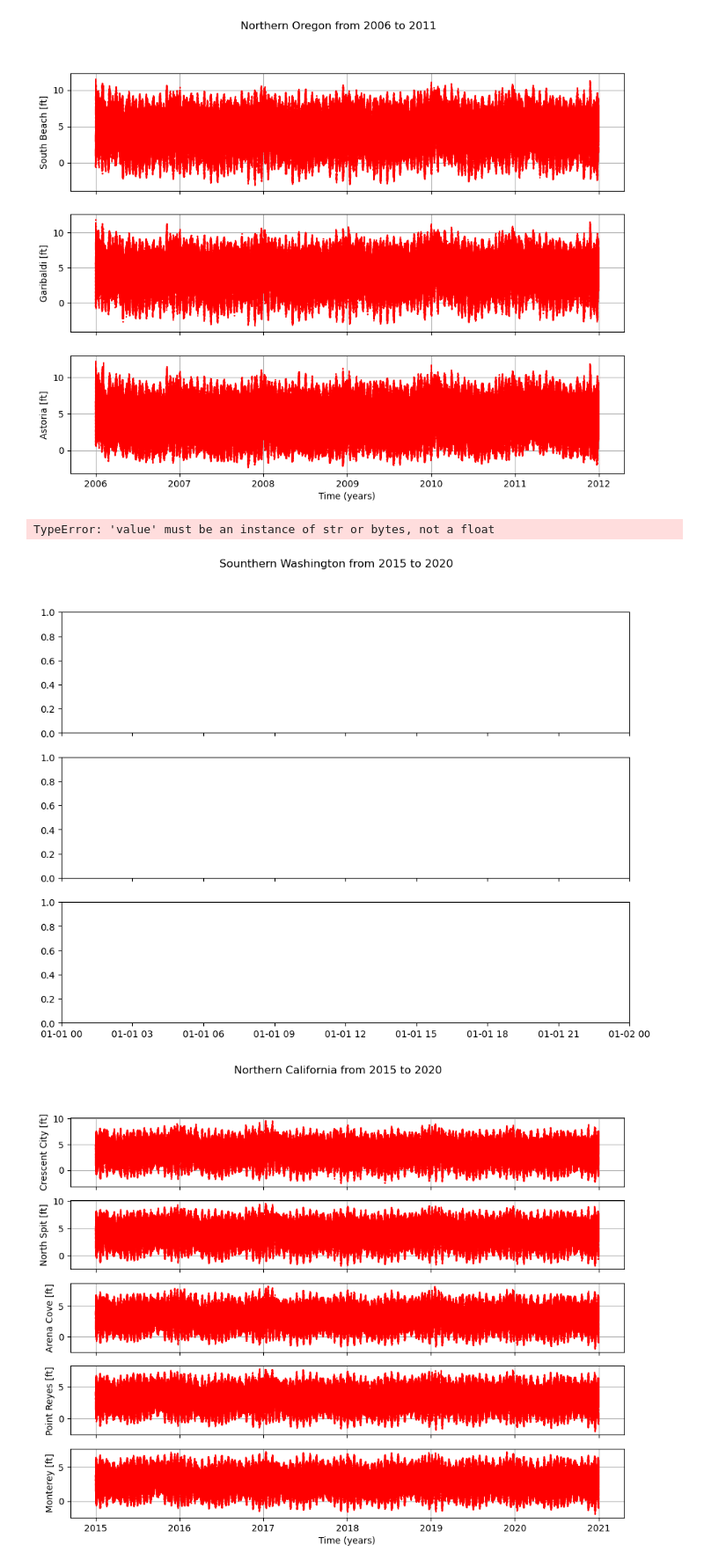
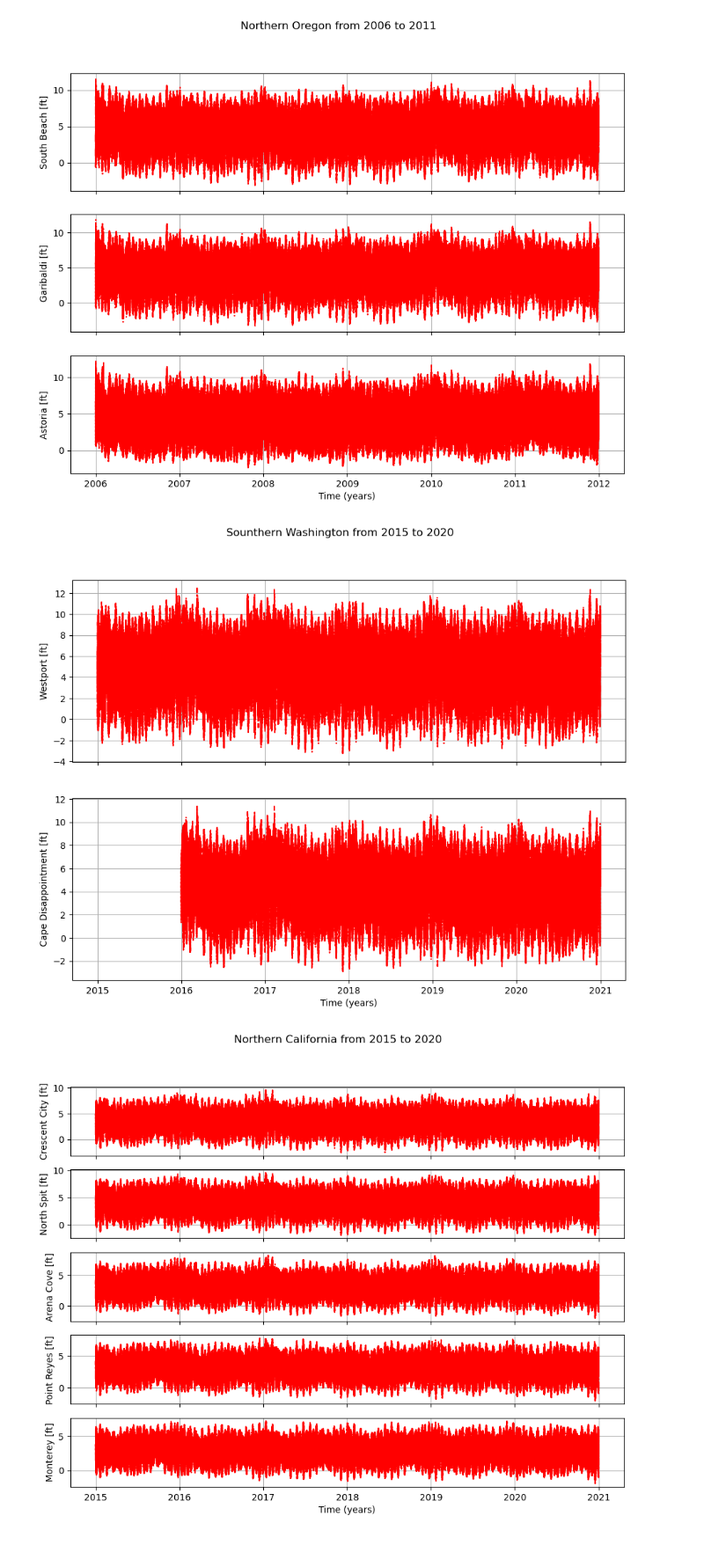
Before and after one commit to Benz-Poobua/Undergrad-Research-2, a Jupyter notebook: GPS-NOAA geodetic-climatic data.ipynb, the cells around one changed output. Shown at 88% size. Saved outputs shown, nothing was run; the diff lists cells and outputs as text; code cells hidden in the pictures.

```diff
--- a/GPS-NOAA geodetic-climatic data.ipynb
+++ b/GPS-NOAA geodetic-climatic data.ipynb
@@ -281,9 +362,9 @@ Garibaldi_2006_2011 = pd.concat([Garibaldi_2006, Garibaldi_2007, Garibaldi_2008,
 Astoria_2006_2011 = pd.concat([Astoria_2006, Astoria_2007, Astoria_2008, Astoria_2009, Astoria_2010, Astoria_2011], ignore_index=True)
 
 #Southern Washington (2015-2020)
-Toke_Point_2015_2020 = pd.concat([Toke_Point_2017, Toke_Point_2018, Toke_Point_2019, Toke_Point_2020], ignore_index=True)
+#Toke_Point_2015_2020 = pd.concat([Toke_Point_2017, Toke_Point_2018, Toke_Point_2019, Toke_Point_2020], ignore_index=True)
 Westport_2015_2020 = pd.concat([Westport_2015, Westport_2016, Westport_2017, Westport_2018, Westport_2019, Westport_2020], ignore_index=True)
-Cape_Disappointment_2015_2020 = pd.concat([Cape_Disappointment_2017, Cape_Disappointment_2018, Cape_Disappointment_2019, Cape_Disappointment_2020], ignore_index=True)
+Cape_Disappointment_2015_2020 = pd.concat([Cape_Disappointment_2016, Cape_Disappointment_2017, Cape_Disappointment_2018, Cape_Disappointment_2019, Cape_Disappointment_2020], ignore_index=True)
 
 #Northern California (2015-2020)
 Crescent_City_2015_2020 = pd.concat([Crescent_City_2015, Crescent_City_2016, Crescent_City_2017, Crescent_City_2018, Crescent_City_2019, Crescent_City_2020], ignore_index=True)
@@ -335,16 +414,14 @@ plt.show()
 [figure]
 # %%
 #Southern Washington (2015-2020)
-fig,ax=plt.subplots(3,1,figsize=(11,8),sharex=True)
+fig,ax=plt.subplots(2,1,figsize=(11,8),sharex=True)
 fig.suptitle('Sounthern Washington from 2015 to 2020')
-ax[0].plot(Toke_Point_2015_2020['Datetime'], Toke_Point_2015_2020['Verified (ft)'], '-.r');ax[0].grid(True);ax[0].set_ylabel('Toke Point [ft]')
-ax[1].plot(Westport_2015_2020['Datetime'], Westport_2015_2020['Verified (ft)'], '-.r');ax[1].grid(True);ax[1].set_ylabel('Westport [ft]')
-ax[2].plot(Cape_Disappointment_2015_2020['Datetime'], Cape_Disappointment_2015_2020['Verified (ft)'], '-.r');ax[2].grid(True);ax[2].set_ylabel('Cape Disappointment [ft]')
-ax[2].set_xlabel('Time (years)')
+ax[0].plot(Westport_2015_2020['Datetime'], Westport_2015_2020['Verified (ft)'], '-.r');ax[0].grid(True);ax[0].set_ylabel('Westport [ft]')
+ax[1].plot(Cape_Disappointment_2015_2020['Datetime'], Cape_Disappointment_2015_2020['Verified (ft)'], '-.r');ax[1].grid(True);ax[1].set_ylabel('Cape Disappointment [ft]')
+ax[1].set_xlabel('Time (years)')
 plt.show()
 # %% [output]
-TypeError: 'value' must be an instance of str or bytes, not a float
-[figure, old version]
+[figure, new version]
 # %%
 #Northern California (2015-2020)
 fig,ax=plt.subplots(5,1,figsize=(11,8),sharex=True)
```
Also changed, not shown: parts of 17 cells of this notebook.
